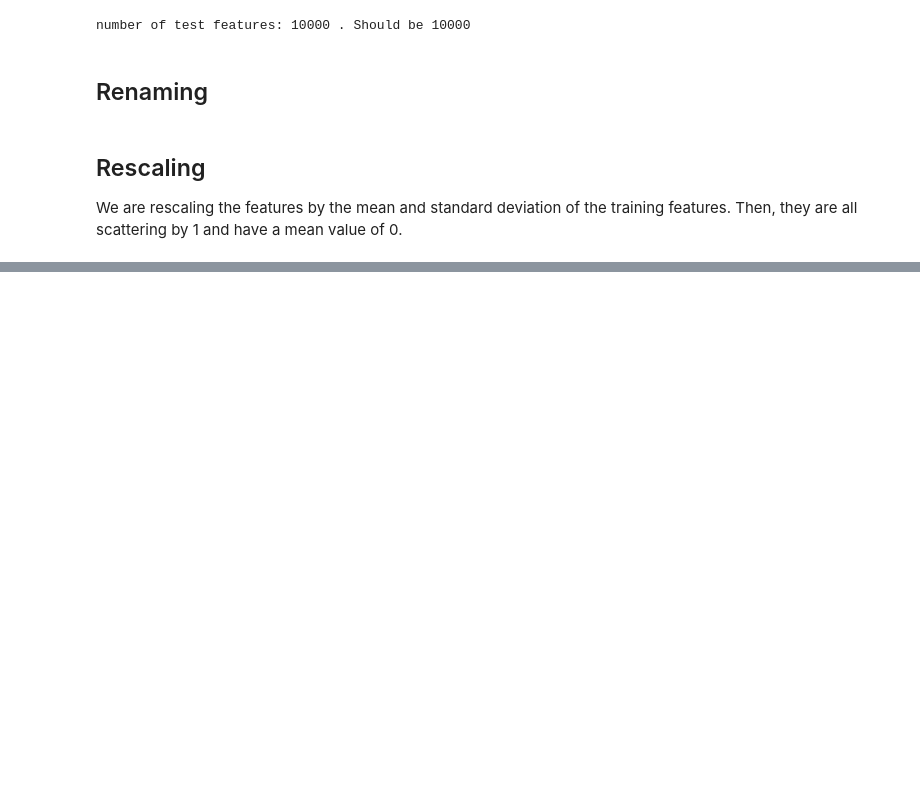
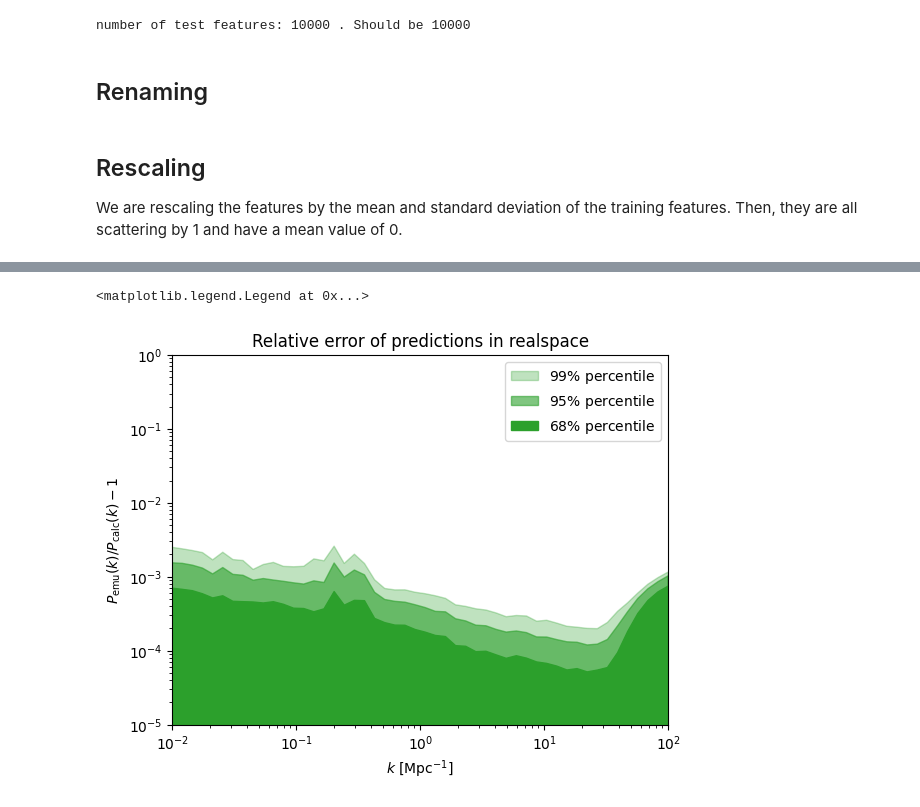
Before and after one commit to r0b42o/NNPowerspectra, a Jupyter notebook: exampleNotebooks/PredPowerspectra.ipynb, the cells around one changed output, grey strips where cells are left out. Drawn from its saved outputs; the diff is of its cells as text; code cells hidden in the pictures; blank space fills up the shorter version.

```diff
--- a/exampleNotebooks/PredPowerspectra.ipynb
+++ b/exampleNotebooks/PredPowerspectra.ipynb
@@ -323,3 +352,38 @@ plt.legend()
+# %%
+# do plot
+fig, ax=plt.subplots()
+ks = np.geomspace(1e-2, 1e2)
+#ax.fill_between(ks, 0, percentiles_1h[2,:], color = 'C0', label = r'99\% percentile', alpha=0.3)
+#ax.fill_between(ks, 0, percentiles_1h[1,:], color = 'C0', label = r'95\% percentile', alpha = 0.6)
+#ax.fill_between(ks, 0, percentiles_1h[0,:], color = 'C0', label = r'68\% percentile', alpha = 1)
+
+#ax.fill_between(ks, 0, percentiles_2h[2,:], color = 'C1', label = r'99\% percentile', alpha=0.3)
+#ax.fill_between(ks, 0, percentiles_2h[1,:], color = 'C1', label = r'95\% percentile', alpha = 0.6)
+#ax.fill_between(ks, 0, percentiles_2h[0,:], color = 'C1', label = r'68\% percentile', alpha = 1)
+
+#ax.fill_between(ks, 0, percentiles_total[3,:], color = 'C2', label = r'99.9\% percentile', alpha=0.1)
+ax.fill_between(ks, 0, percentiles_total[2,:], color = 'C2', label = r'$99\%$ percentile', alpha=0.3)
+ax.fill_between(ks, 0, percentiles_total[1,:], color = 'C2', label = r'$95\%$ percentile', alpha = 0.6)
+ax.fill_between(ks, 0, percentiles_total[0,:], color = 'C2', label = r'$68\%$ percentile', alpha = 1)
+
+
+ax.set_xscale('log')
+ax.set_yscale('log')
+
+ax.set_xlim(1e-2, 100)
+ax.set_ylim(1e-5, 1)
+
+ax.set_ylabel(r'$P_\mathrm{emu}(k)/P_\mathrm{calc}(k)-1$')
+ax.set_xlabel(r'$k$ [Mpc$^{-1}$]')
+ax.set_title('Relative error of predictions in realspace')
+
+#plt.savefig(f'../Plots/Relativ_error{timestamp}.pdf')
+
+plt.legend()
+#plt.savefig(f'../Plots/FinalExamples/relErrorTest.png', dpi=600)
+# %% [output]
+<matplotlib.legend.Legend at 0x...>
+[figure, added]
 # %%
 are_equal = np.array_equal(postprocessed_pred_targets[2], test_targets[2])
 print("Arrays sind identisch:", are_equal)
```
Also changed, not shown: parts of 19 cells of this notebook.
